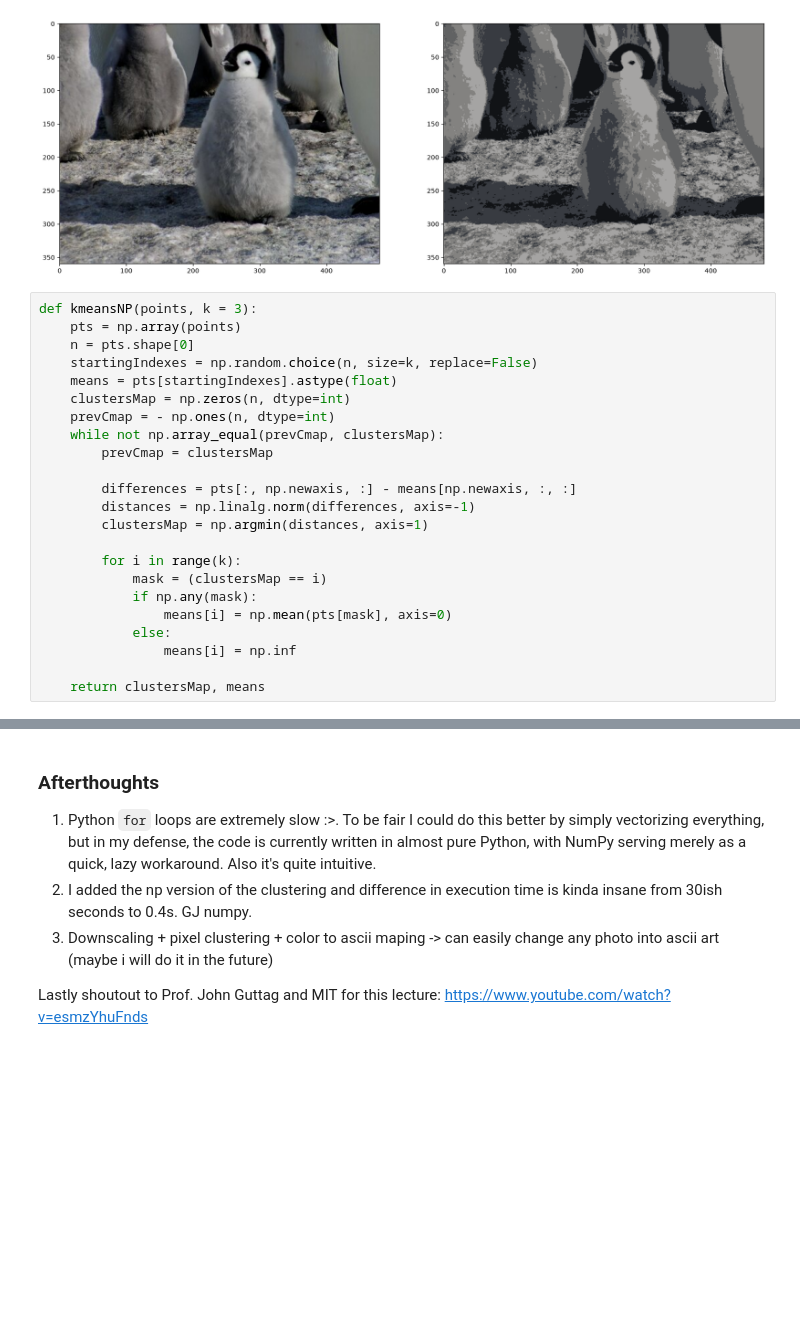
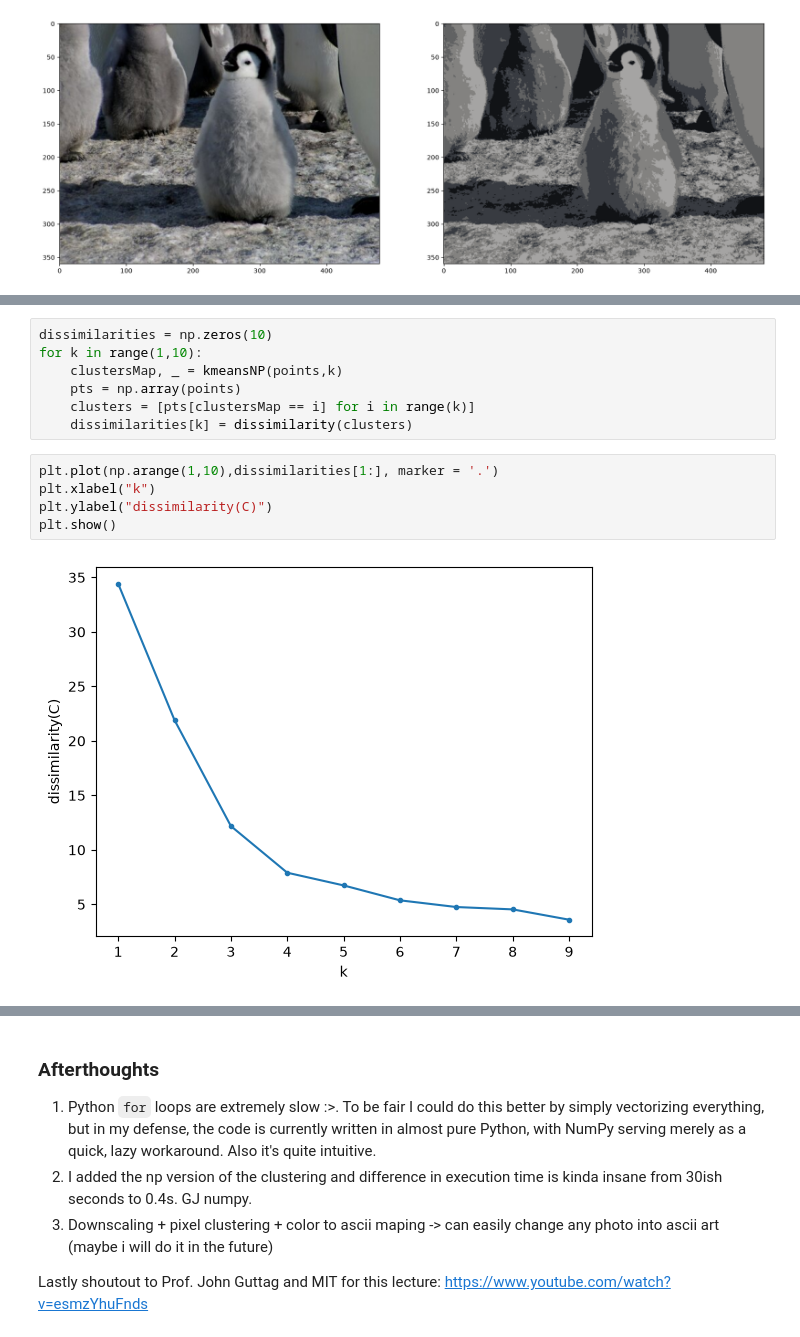
Before and after one commit to pawelmalkowski4/E_learning, a Jupyter notebook: Clustering/kmeans.ipynb, the cells around one changed output, grey strips where cells are left out. Drawn from its saved outputs; the diff is of its cells as text; blank space fills up the shorter version.

```diff
--- a/Clustering/kmeans.ipynb
+++ b/Clustering/kmeans.ipynb
@@ -131,26 +131,3 @@ ax[1].imshow(penguinAfterClustering)
 # %% [output]
 <matplotlib.image.AxesImage at 0x...>
 [figure]
-# %%
-def kmeansNP(points, k = 3):
-    pts = np.array(points)
-    n = pts.shape[0]
-    startingIndexes = np.random.choice(n, size=k, replace=False)
-    means = pts[startingIndexes].astype(float)
-    clustersMap = np.zeros(n, dtype=int)
-    prevCmap = - np.ones(n, dtype=int)
-    while not np.array_equal(prevCmap, clustersMap):
-        prevCmap = clustersMap
-
-        differences = pts[:, np.newaxis, :] - means[np.newaxis, :, :]
-        distances = np.linalg.norm(differences, axis=-1)
-        clustersMap = np.argmin(distances, axis=1)
-
-        for i in range(k):
-            mask = (clustersMap == i)
-            if np.any(mask):
-                means[i] = np.mean(pts[mask], axis=0)
-            else:
-                means[i] = np.inf
-
-    return clustersMap, means
@@ -156,0 +141,14 @@ def kmeansNP(points, k = 3):
+# %%
+dissimilarities = np.zeros(10)
+for k in range(1,10):
+    clustersMap, _ = kmeansNP(points,k)
+    pts = np.array(points)
+    clusters = [pts[clustersMap == i] for i in range(k)]
+    dissimilarities[k] = dissimilarity(clusters)
+# %%
+plt.plot(np.arange(1,10),dissimilarities[1:], marker = '.')
+plt.xlabel("k")
+plt.ylabel("dissimilarity(C)")
+plt.show()
+# %% [output]
+[figure, added]
```
Also changed, not shown: parts of 2 cells of this notebook, 1 other file.
